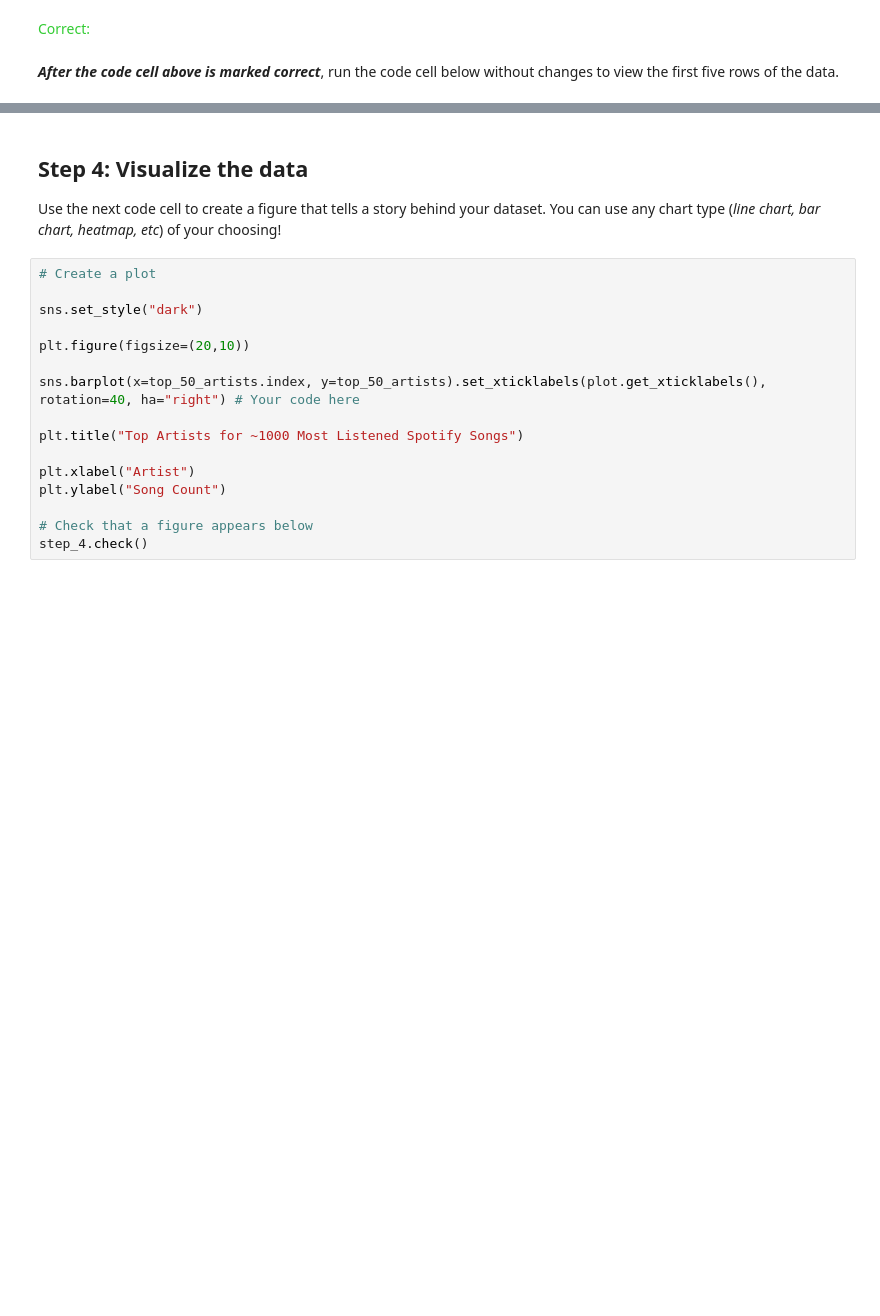
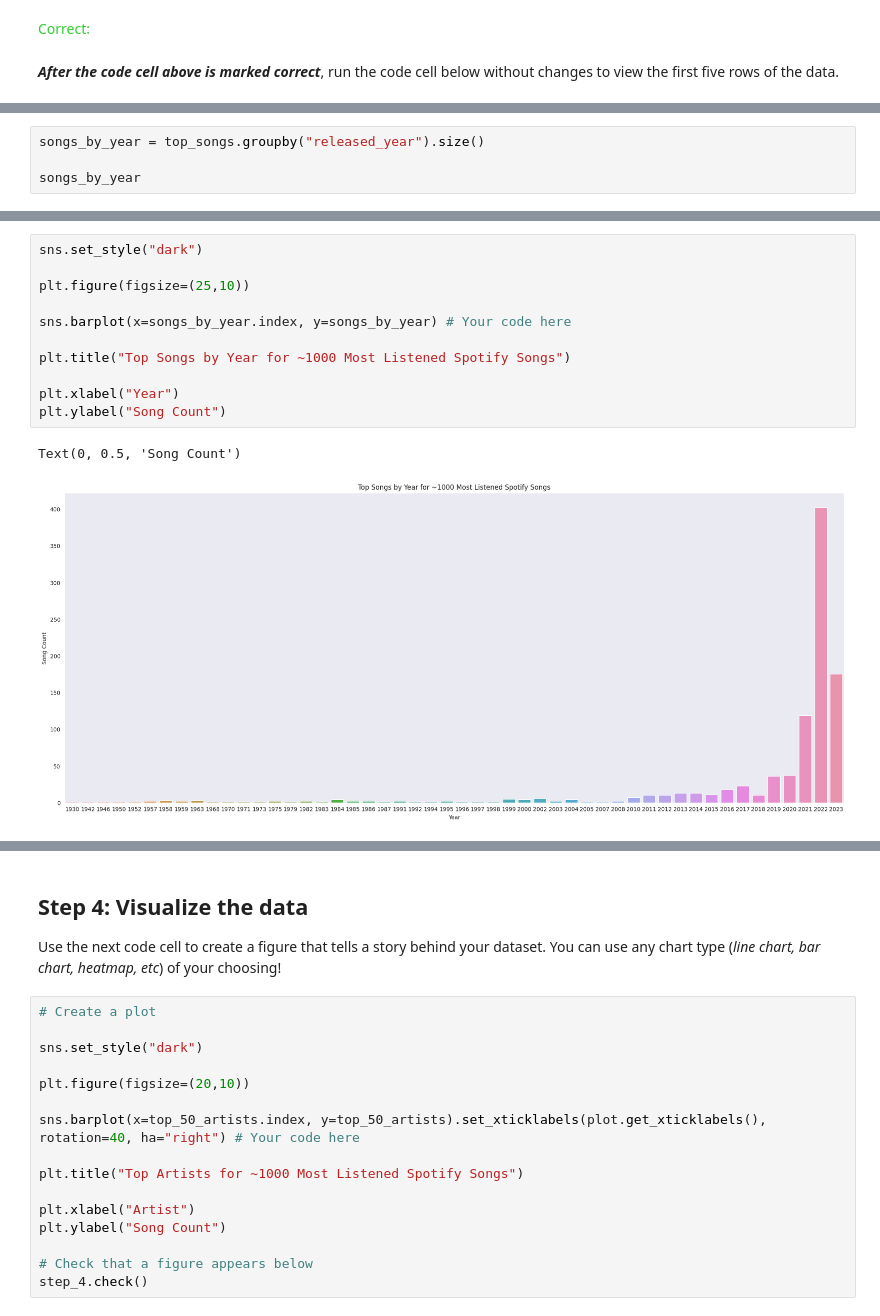
Before and after one commit to mtalirfan/Kaggle-Learn, a Jupyter notebook: 6 Data Visualization/7 Final Project.ipynb, the cells around one changed output, grey strips where cells are left out. Saved outputs shown, nothing was run; the diff lists cells and outputs as text; blank space fills up the shorter version.

```diff
--- a/6 Data Visualization/7 Final Project.ipynb
+++ b/6 Data Visualization/7 Final Project.ipynb
@@ -131,0 +127,4 @@ dtype: int64
+# %%
+songs_by_year = top_songs.groupby("released_year").size()
+
+songs_by_year
@@ -131,0 +149,14 @@ dtype: int64
+# %%
+sns.set_style("dark")
+
+plt.figure(figsize=(25,10))
+
+sns.barplot(x=songs_by_year.index, y=songs_by_year) # Your code here
+
+plt.title("Top Songs by Year for ~1000 Most Listened Spotify Songs")
+
+plt.xlabel("Year")
+plt.ylabel("Song Count")
+# %% [output]
+Text(0, 0.5, 'Song Count')
+[figure, added]
```
Also changed, not shown: parts of 4 cells of this notebook.
